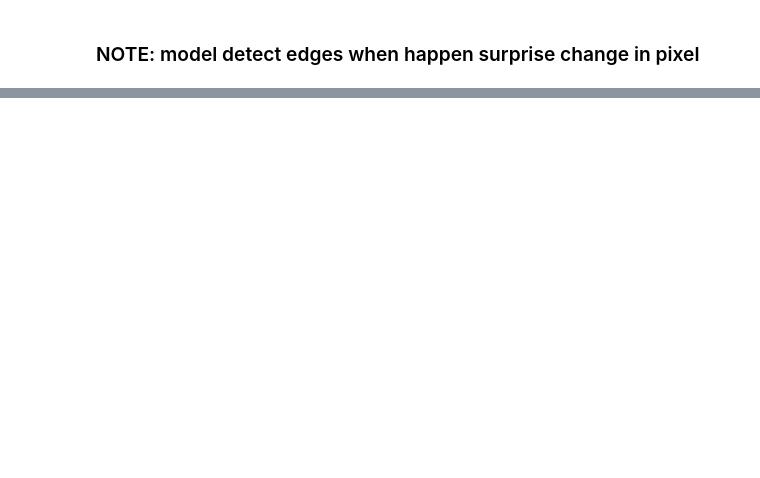
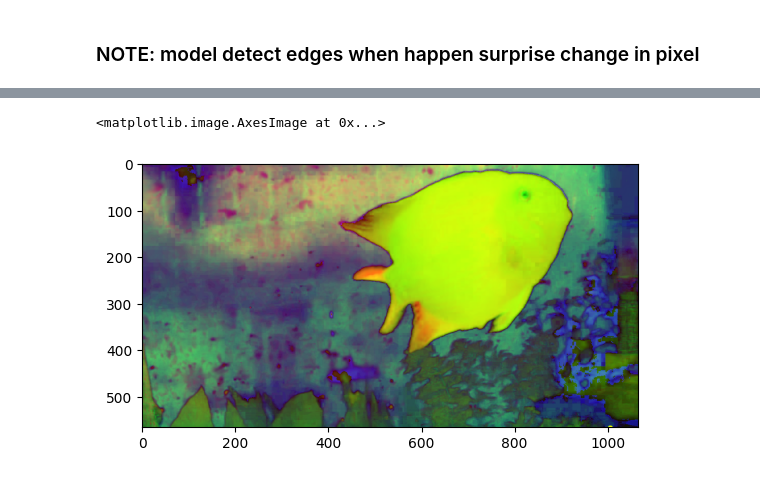
Before and after one commit to ramajaradat/image-preprocessing, a Jupyter notebook: Fisrt_img_process/Lec#3.ipynb, the cells around one changed output, grey strips where cells are left out. Saved outputs shown, nothing was run; the diff lists cells and outputs as text; code cells hidden in the pictures; blank space fills up the shorter version.

```diff
--- a/Fisrt_img_process/Lec#3.ipynb
+++ b/Fisrt_img_process/Lec#3.ipynb
@@ -16,0 +12,3 @@ plt.imshow(img_fish)
+# %%
+fish=cv2.imread('./data/fish.png')
+plt.imshow(fish[:,:,::-1])
@@ -16,0 +24,6 @@ plt.imshow(img_fish)
+# %%
+fish_hsv=cv2.cvtColor(fish, cv2.COLOR_BGR2HSV)
+plt.imshow(fish_hsv[:,:,::-1])
+# %% [output]
+<matplotlib.image.AxesImage at 0x...>
+[figure, added]
```
Also changed, not shown: parts of 7 cells of this notebook, 2 other files.
